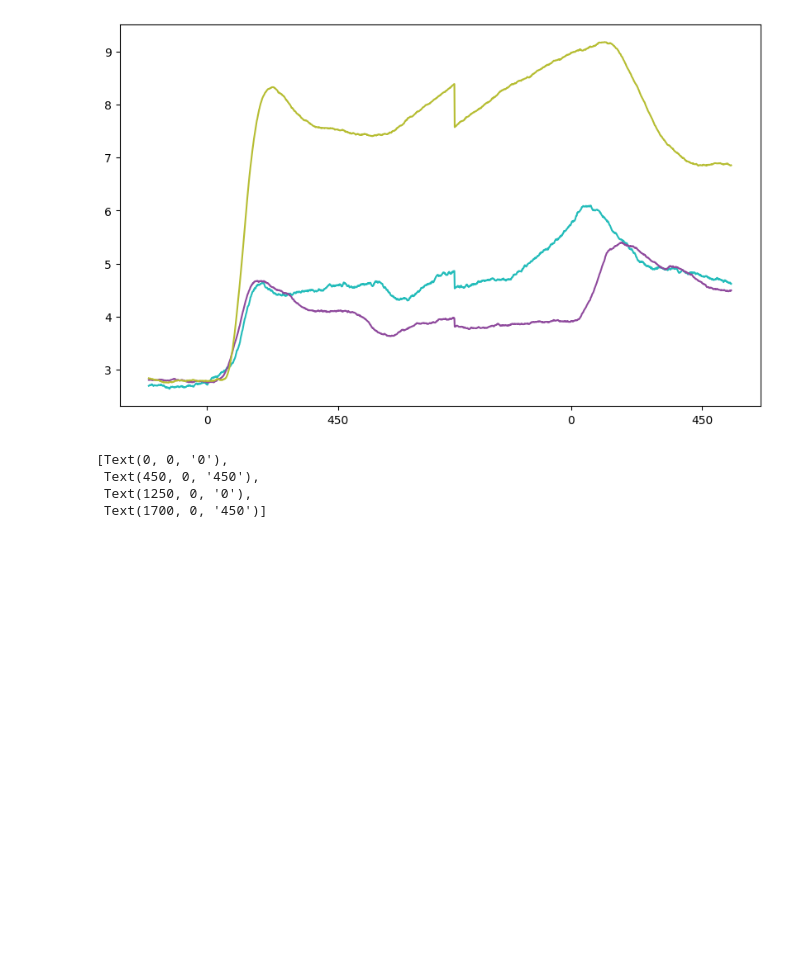
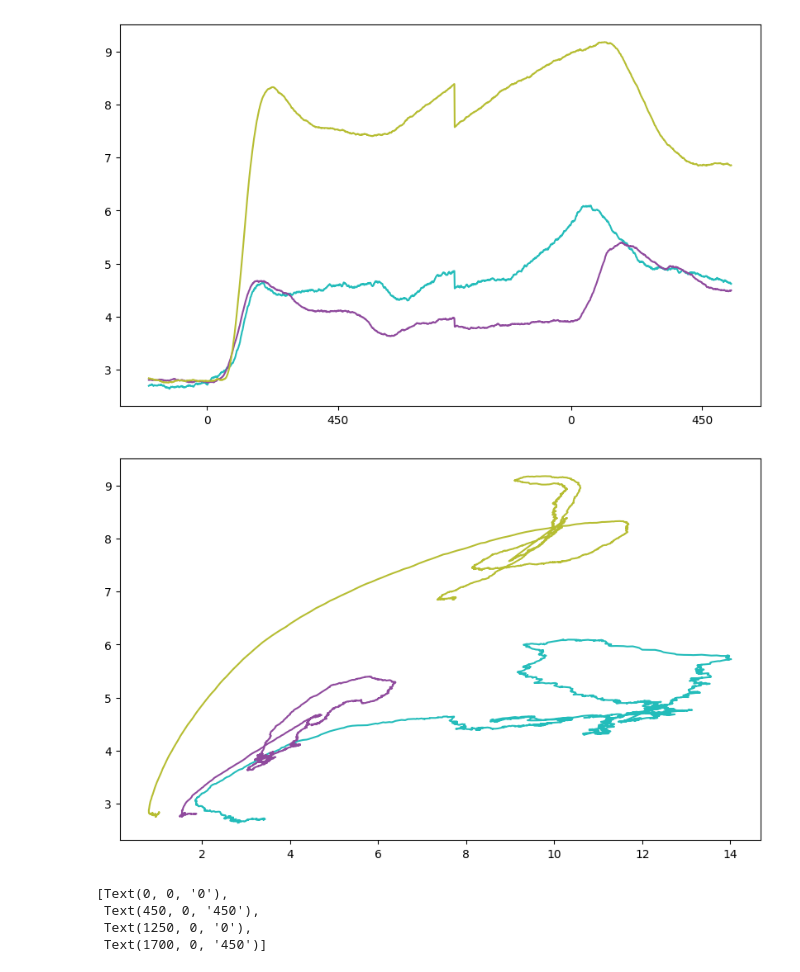
Before and after one commit to Ibos-lab/Users, a Jupyter notebook: losadac/population_distance/latencies_plots.ipynb, the cells around one changed output. Cells and saved outputs as stored; diff of their text form; code cells hidden in the pictures; blank space fills up the shorter version.

```diff
--- a/losadac/population_distance/latencies_plots.ipynb
+++ b/losadac/population_distance/latencies_plots.ipynb
@@ -114,33 +115,35 @@ for area in list_areas:
 
     reseu=Results.from_python_hdf5(f'{patheu}/{area}/population_distance.h5')
     deu=reseu.dist_n_nn
     fdeu=reseu.dist_fake_n_nn
 
 
     _=ax1.plot(np.mean(dcos,axis=0),np.mean(deu,axis=0),color=color[area])
     _=ax1.plot(np.mean(fdcos,axis=0),np.mean(fdeu,axis=0),color='grey')
 
 
     dcos=((rescos.dist_n_nn/2)*np.pi)*360/(2*np.pi)
     ax.plot(np.arange(dcos.shape[1])-200,np.mean(dcos,axis=0),color=color[area])
     ax.set_xticks([0, 450, 1250, 1700])
     ax.set_xticklabels(["0", "450", "0", "450"])
 
     ax2.plot(np.arange(deu.shape[1])-200,np.mean(deu,axis=0),color=color[area])
     ax2.set_xticks([0, 450, 1250, 1700])
     ax2.set_xticklabels(["0", "450", "0", "450"])
 
+    _=ax3.plot(np.mean(dcos,axis=0),np.mean(deu,axis=0),color=color[area])
 # fig,ax=plt.subplots(figsize=(10,6))
 # _=plt.plot(np.mean(dcos,axis=0),color=color[area])
 # _=plt.plot(np.mean(fdcos,axis=0),color='grey')
 
 # fig,ax=plt.subplots(figsize=(10,6))
 # _=plt.plot(np.mean(deu,axis=0),color=color[area])
 # _=plt.plot(np.mean(fdeu,axis=0),color='grey')
 # %% [output]
 [figure]
 [figure]
 [figure]
+[figure, added]
 # %%
 dcos=((rescos.dist_n_nn/2)*np.pi)*360/(2*np.pi)
 fig,ax=plt.subplots(figsize=(10,6))
```
Also changed, not shown: parts of 1 cell of this notebook, 3 other files.
